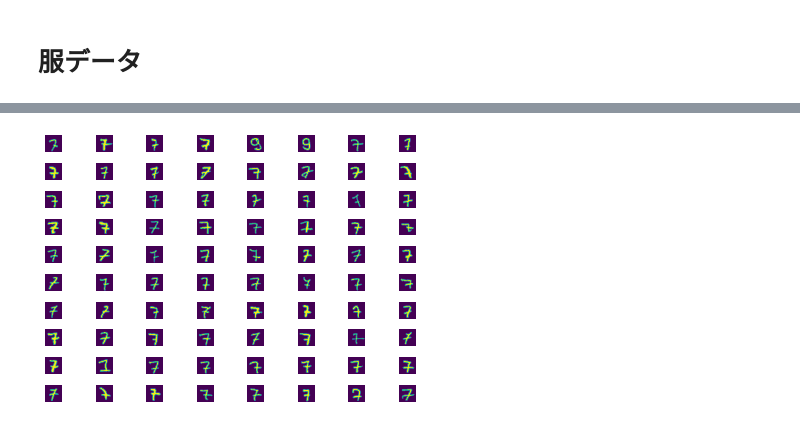
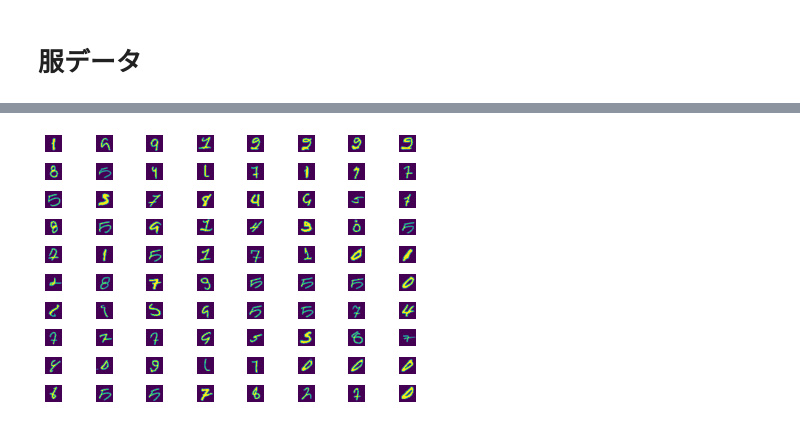
Before and after one commit to Raspberry765/maching_learning, a Jupyter notebook: Local_Outlier_Factor_load_model.ipynb, the cells around one changed output, grey strips where cells are left out. Saved outputs shown, nothing was run; the diff lists cells and outputs as text; code cells hidden in the pictures.

```diff
--- a/Local_Outlier_Factor_load_model.ipynb
+++ b/Local_Outlier_Factor_load_model.ipynb
@@ -114,7 +111,7 @@ Downloading data from https://storage.googleapis.com/tensorflow/tf-keras-dataset
 # 中間層の出力
 # %%
 #model = ...  # create the original model
-layer_name = 'l2_constrain_layer' #エラーになった場合は上のmodelの層からsoftmaxの前の層の名前をとる。（l2_constrain_layer_？）になってたりする
+layer_name = 'l2_constrain_layer_1' #エラーになった場合は上のmodelの層からsoftmaxの前の層の名前をとる。（l2_constrain_layer_？）になってたりする
 intermediate_layer_model = Model(inputs=load_model.input,
                                  outputs=load_model.get_layer(layer_name).output)
 # %% [markdown]
@@ -400,0 +300,22 @@ plt.colorbar()
+# %%
+index_num = np.array((range(0,10000,1)))
+#len(index_num)
+
+index_result = index_num[y_pred_test_mnist_moji == -1]
+#index_result
+index_result[0]
+
+nrows=10
+ncols=8
+
+# squeeze=Falseとしておけば、ncols=1でもaxes[i,j]と書ける
+fig, axes = plt.subplots(nrows=nrows, ncols=ncols, squeeze=False, tight_layout=True)
+ii=0
+for i in range(nrows):
+  for j in range(ncols):
+    axes[i,j].imshow(test_images[ index_result[ii] ])
+    axes[i,j].axis("off")
+    #axes[i,j].set_title(f"plot({i}, {j})")
+    ii = ii +1
+
+plt.show()
@@ -400,0 +326,10 @@ plt.colorbar()
+# %%
+clf_supervised_learning = LocalOutlierFactor(n_neighbors=20, contamination=0.001428,novelty=False)
+outlier_scores_supervised_learning = clf_supervised_learning.fit_predict(mapper_train.embedding_)
+a=outlier_scores_supervised_learning[outlier_scores_supervised_learning == -1]
+print(a.size)
+index_num = np.array((range(0,60000,1)))
+#len(index_num)
+
+index_result_supervised_learning = index_num[outlier_scores_supervised_learning == -1]
+index_result_supervised_learning
@@ -401,17 +348,17 @@ plt.colorbar()
 # %%
 nrows=10
 ncols=8
 
 # squeeze=Falseとしておけば、ncols=1でもaxes[i,j]と書ける
 fig, axes = plt.subplots(nrows=nrows, ncols=ncols, squeeze=False, tight_layout=True)
 ii=0
 for i in range(nrows):
   for j in range(ncols):
-    axes[i,j].imshow(test_images[ index_result[ii] ])
+    axes[i,j].imshow(train_images[ index_result_supervised_learning[ii] ])
     axes[i,j].axis("off")
     #axes[i,j].set_title(f"plot({i}, {j})")
     ii = ii +1
 
 plt.show()
 # %% [output]
-[figure, old version]
+[figure, new version]
```
Also changed, not shown: parts of 31 cells of this notebook.
